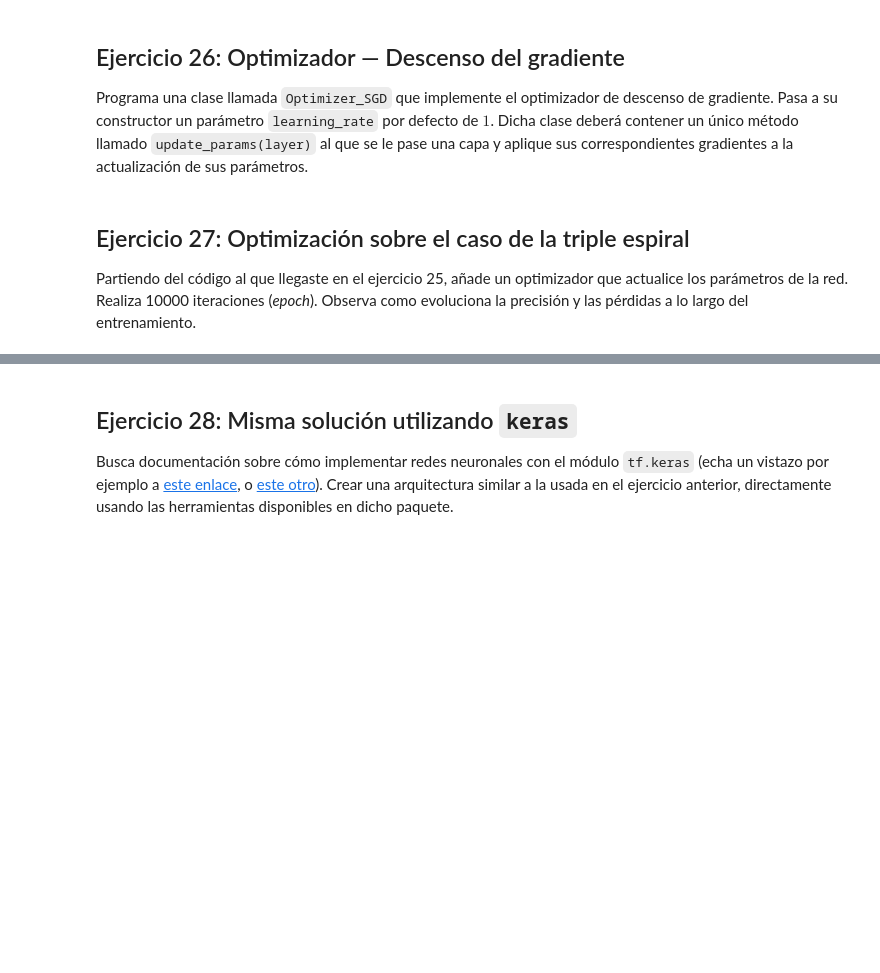
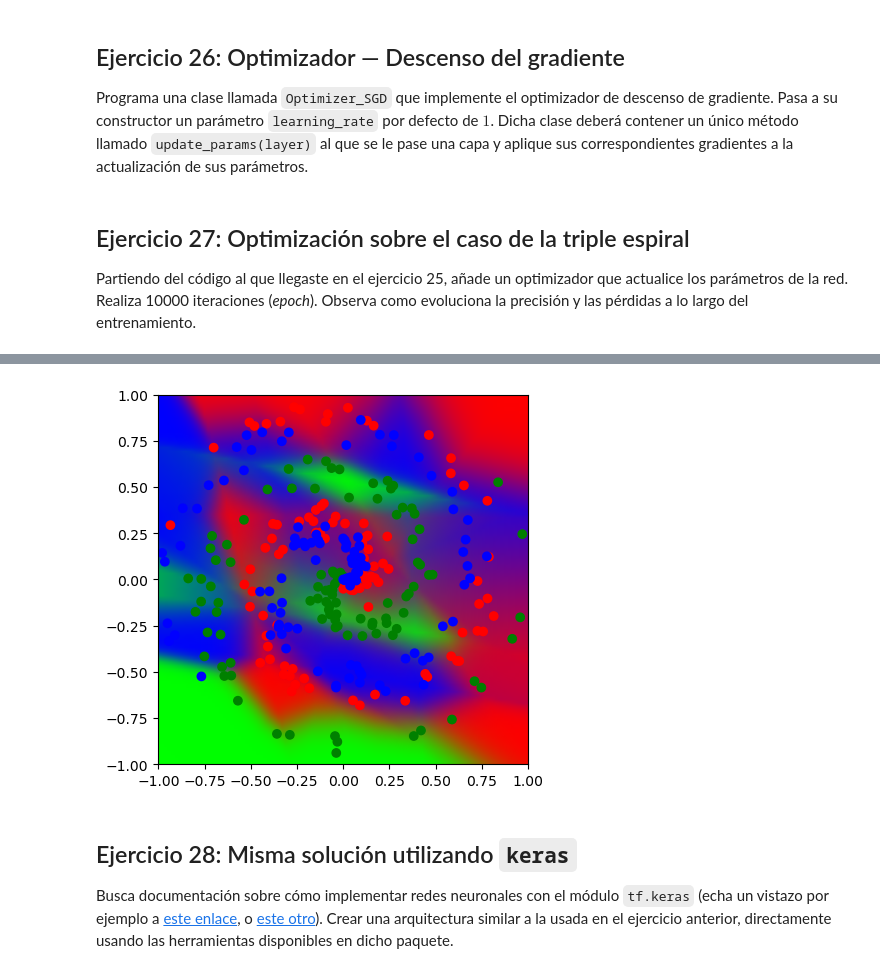
Before and after one commit to kzzazzk/jcma-opt, a Jupyter notebook: P3_enunciado.ipynb, the cells around one changed output, grey strips where cells are left out. Drawn from its saved outputs; the diff is of its cells as text; code cells hidden in the pictures; blank space fills up the shorter version.

````diff
--- a/P3_enunciado.ipynb
+++ b/P3_enunciado.ipynb
@@ -706,7 +919,8 @@ class Activation_ReLU:
         self.output = np.maximum(0, inputs)
 
     def backward(self, dvalues):
-        self.dinputs = ######
+        self.dinputs = dvalues.copy()
+        self.dinputs[self.inputs <= 0] = 0
 # %% [markdown]
 ## Ejercicio 21: Función de pérdidas con *backpropagation*
 
@@ -795,8 +1027,8 @@ Al calcular juntas las derivadas de la función Softmax y la función de pérdid
 class Activation_Softmax_Loss_CategoricalCrossentropy:
 
     def __init__(self):
-        self.activation = ######
-        self.loss = ######
+        self.activation = Activation_Softmax()
+        self.loss = Loss_CategoricalCrossentropy()
 
     def forward(self, inputs, y_true):
         self.activation.forward(inputs)
@@ -805,14 +1037,15 @@ class Activation_Softmax_Loss_CategoricalCrossentropy:
         return self.loss.calculate(self.output, y_true)
 
     def backward(self, y_hat, y_true):
-        samples = ######
+        samples = len(y_hat)
 
         ######
-        # ...
+        self.dinputs = y_hat.copy()
+        self.dinputs[range(samples), y_true] -= 1
         ######
 
         # Normalization -> para evitar "valores explosivos"
-        self.dinputs = ######
+        self.dinputs = self.dinputs / samples
 # %% [markdown]
 ## Ejercicio 24: Comprobación Softmax + entropía cruzada
 
@@ -867,8 +1132,8 @@ class Optimizer_SGD:
         self.learning_rate = learning_rate
 
     def update_params(self, layer):
-        layer.weights = ######
-        layer.biases = ######
+        layer.weights = layer.weights - self.learning_rate * layer.dweights
+        layer.biases = layer.biases - self.learning_rate * layer.dbiases
 # %% [markdown]
 ## Ejercicio 27: Optimización sobre el caso de la triple espiral
 
@@ -880,19 +1145,31 @@ nnfs.init()
 
 X, y = spiral_data(samples=100, classes=3)
 
-dense1 = ######
-activation1 = ######
+dense1 = Layer_Dense(X.shape[1], 64)
+relu = Activation_ReLU()
 
-dense2 = ######
-loss_activation = ######
+dense2 = Layer_Dense(64, 3)
+loss_activation = Activation_Softmax_Loss_CategoricalCrossentropy()
 
-optimizer = ######
+optimizer = Optimizer_SGD(learning_rate=1.0)
 
 # Entrenamiento
-######
-# ...
-######
+for epoch in range(10000):
+    dense1.forward(X)
+    relu.forward(dense1.output)
+    dense2.forward(relu.output)
+    loss_value = loss_activation.forward(dense2.output, y)
 
+    if epoch % 500 == 0:
+        print(f"{epoch=}, {loss_value=}")
+
+    loss_activation.backward(loss_activation.output, y)
+    dense2.backward(loss_activation.dinputs)
+    relu.backward(dense2.dinputs)
+    dense1.backward(relu.dinputs)
+
+    optimizer.update_params(dense2)
+    optimizer.update_params(dense1)
 
 # Este código a continuación te ayudará a visualizar los resultados de la red
 # (asegúrate que el la lista 'model' contiene los mismo nombres para las
@@ -900,3 +1177,4 @@ optimizer = ######
 model = [dense1, activation1, dense2, loss_activation]
 num_points = 100
 plot_prediction_performance_spiral(model, X, y, num_points)
+# %% [output]
@@ -903,3 +1201,4 @@ plot_prediction_performance_spiral(model, X, y, num_points)
+[figure, added]
 # %% [markdown]
 ## Ejercicio 28: Misma solución utilizando ```keras```
 
````
Also changed, not shown: parts of 49 cells of this notebook.
